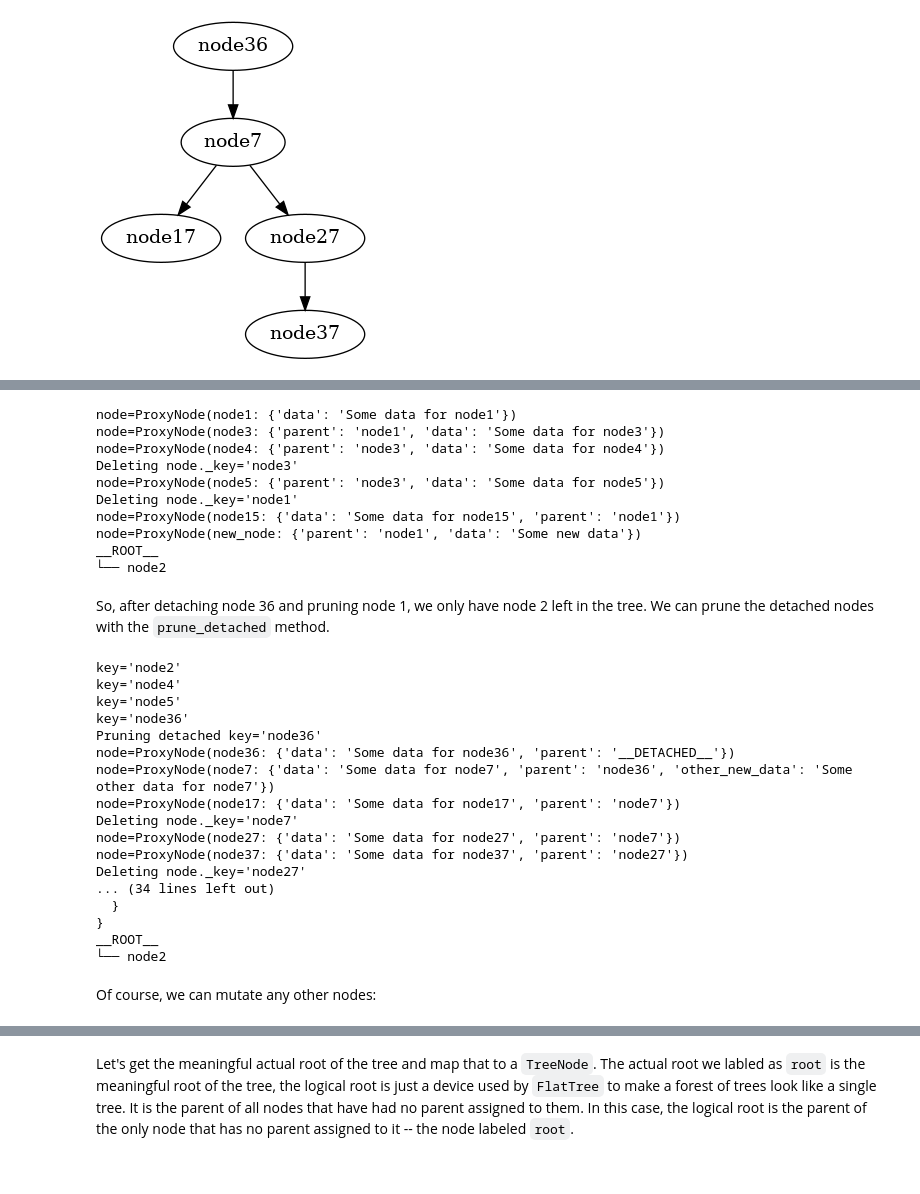
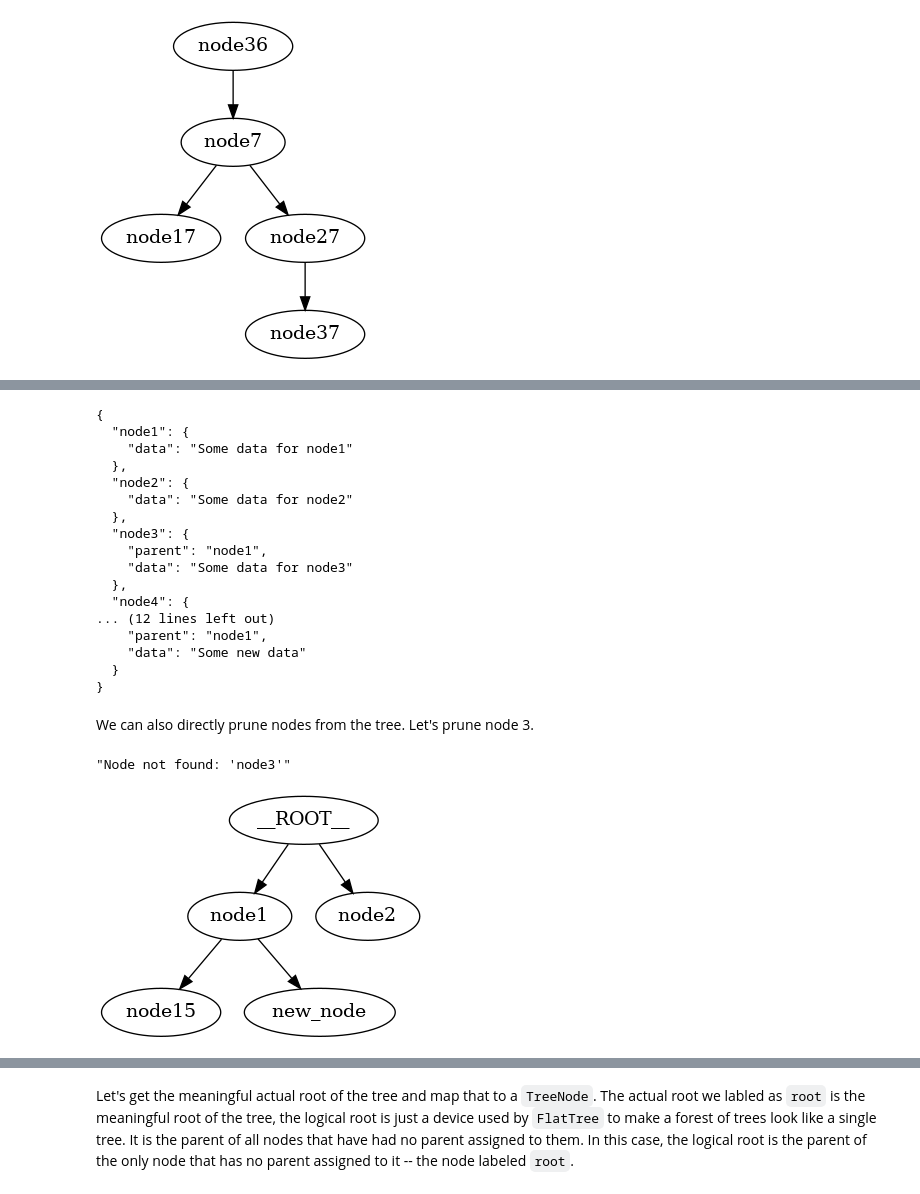
Before and after one commit to queelius/AlgoTree, a Jupyter notebook: dev/test.ipynb, the cells around one changed output, grey strips where cells are left out. Cells and saved outputs as stored; diff of their text form; code cells hidden in the pictures.

```diff
--- a/dev/test.ipynb
+++ b/dev/test.ipynb
@@ -504,0 +505,6 @@ We can *prune* any detached nodes. Let's prune node 36.
+# %%
+tree.prune_detached()
+try:
+    tree.get_node("node36")
+except KeyError as e:
+    print(e)
@@ -504,0 +513,5 @@ We can *prune* any detached nodes. Let's prune node 36.
+# %%
+try:
+    tree.get_node("node17")
+except KeyError as e:
+    print(e)
@@ -505,41 +524,34 @@ We can *prune* any detached nodes. Let's prune node 36.
 # %%
-tree.prune("node36")
 print(json.dumps(tree, indent=2))
 # %% [output]
-node=ProxyNode(node1: {'data': 'Some data for node1'})
-node=ProxyNode(node3: {'parent': 'node1', 'data': 'Some data for node3'})
-node=ProxyNode(node4: {'parent': 'node3', 'data': 'Some data for node4'})
-Deleting node._key='node3'
-node=ProxyNode(node5: {'parent': 'node3', 'data': 'Some data for node5'})
-Deleting node._key='node1'
-node=ProxyNode(node15: {'data': 'Some data for node15', 'parent': 'node1'})
-node=ProxyNode(new_node: {'parent': 'node1', 'data': 'Some new data'})
-__ROOT__
-└── node2
+{
+  "node1": {
+    "data": "Some data for node1"
+  },
+  "node2": {
+    "data": "Some data for node2"
+  },
+  "node3": {
+    "parent": "node1",
+    "data": "Some data for node3"
+  },
+  "node4": {
+... (12 lines left out)
+    "parent": "node1",
+    "data": "Some new data"
+  }
+}
-# %% [markdown]
-So, after detaching node 36 and pruning node 1, we only have node 2 left in the tree.
-We can prune the detached nodes with the `prune_detached` method.
-# %%
-tree.prune_detached()
-print(json.dumps(tree, indent=2))
-print(TreeViz.text(tree))
-# %% [output]
-key='node2'
-key='node4'
-key='node5'
-key='node36'
-Pruning detached key='node36'
-node=ProxyNode(node36: {'data': 'Some data for node36', 'parent': '__DETACHED__'})
-node=ProxyNode(node7: {'data': 'Some data for node7', 'parent': 'node36', 'other_new_data': 'Some other data for node7'})
-node=ProxyNode(node17: {'data': 'Some data for node17', 'parent': 'node7'})
-Deleting node._key='node7'
-node=ProxyNode(node27: {'data': 'Some data for node27', 'parent': 'node7'})
-node=ProxyNode(node37: {'data': 'Some data for node37', 'parent': 'node27'})
-Deleting node._key='node27'
-... (34 lines left out)
-  }
-}
-__ROOT__
-└── node2
-# %% [markdown]
-Of course, we can mutate any other nodes:
+# %% [markdown]
+We can also directly prune nodes from the tree. Let's prune node 3.
+# %%
+tree.prune("node3")
+try:
+    tree.get_node("node3")
+except KeyError as e:
+    print(e)
+
+TreeViz.image(tree, "post-prune-node-3.png")
+Image("post-prune-node-3.png")
+# %% [output]
+"Node not found: 'node3'"
+[figure, added]
```
Also changed, not shown: parts of 24 cells of this notebook, 12 other files.
